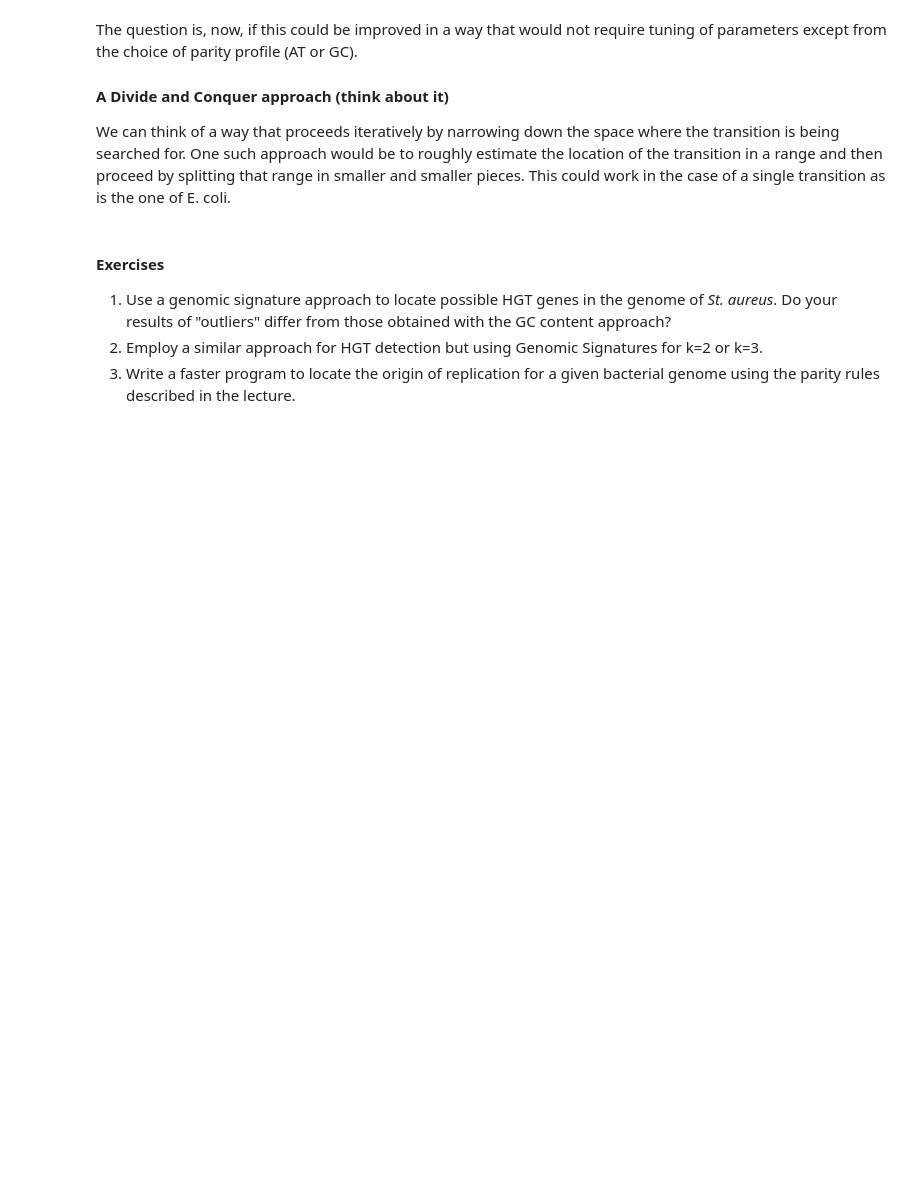
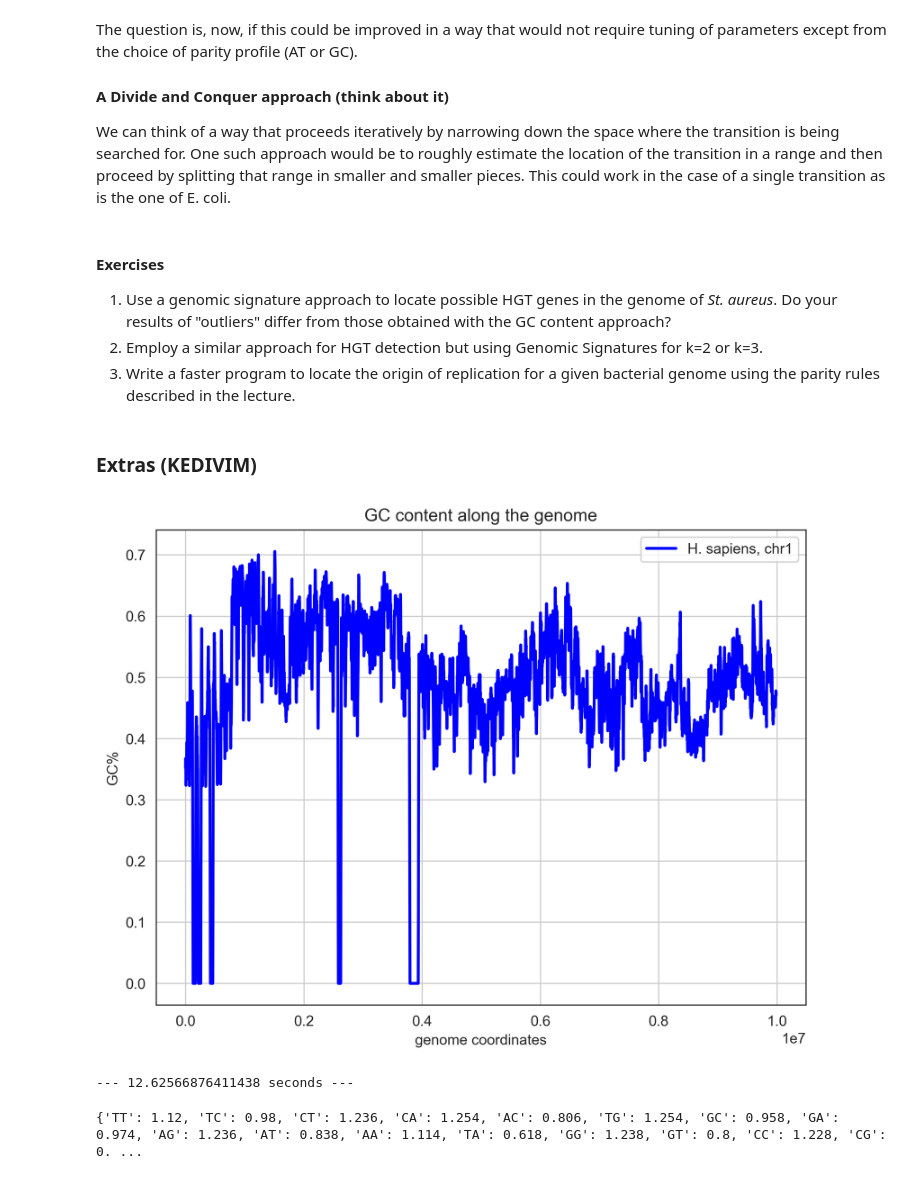
Before and after one commit to christoforos-nikolaou/BC205, a Jupyter notebook: Chapter_02_Sequence_Analysis.ipynb, the cells around one changed output. Drawn from its saved outputs; the diff is of its cells as text; code cells hidden in the pictures; blank space fills up the shorter version.

```diff
--- a/Chapter_02_Sequence_Analysis.ipynb
+++ b/Chapter_02_Sequence_Analysis.ipynb
@@ -836,3 +1010,45 @@ We can think of a way that proceeds iteratively by narrowing down the space wher
 1. Use a genomic signature approach to locate possible HGT genes in the genome of _St. aureus_. Do your results of "outliers" differ from those obtained with the GC content approach?
 2. Employ a similar approach for HGT detection but using Genomic Signatures for k=2 or k=3.
 3. Write a faster program to locate the origin of replication for a given bacterial genome using the parity rules described in the lecture.
+# %% [markdown]
+### Extras (KEDIVIM)
+# %%
+import matplotlib.pyplot as plt
+
+hgWGC = windowGC("files/hg19_chr1_part.fa", 10000)
+# Create a figure and axis
+plt.rcParams['figure.dpi'] = 300
+plt.figure(figsize=(8, 6))
+# Plot the line
+plt.plot(hgWGC.keys(), hgWGC.values(), label='H. sapiens, chr1', color='blue', linewidth=2)
+
+# Add labels and title
+plt.title('GC content along the genome')
+plt.xlabel('genome coordinates')
+plt.ylabel('GC%')
+
+# Add a legend
+plt.legend()
+
+# Show grid
+plt.grid()
+
+# Display the plot
+plt.show()
+# %% [output]
+[figure, added]
+# %%
+import time
+start_time = time.time()
+
+allkmers('files/hg19_chr1_part.fa', 2)
+
+print("--- %s seconds ---" % (time.time() - start_time))
+# %% [output]
+--- 12.62566876411438 seconds ---
+# %%
+hg2mers = rkmers('files/hg19_chr1_part.fa', 2)
+type(hg2mers)
+print(hg2mers)
+# %% [output]
+{'TT': 1.12, 'TC': 0.98, 'CT': 1.236, 'CA': 1.254, 'AC': 0.806, 'TG': 1.254, 'GC': 0.958, 'GA': 0.974, 'AG': 1.236, 'AT': 0.838, 'AA': 1.114, 'TA': 0.618, 'GG': 1.238, 'GT': 0.8, 'CC': 1.228, 'CG': 0. ...
```
Also changed, not shown: parts of 23 cells of this notebook, 7 other files.
